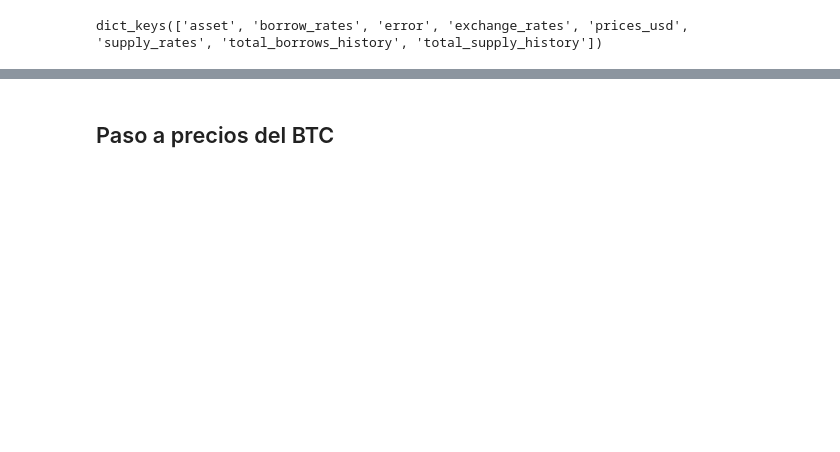
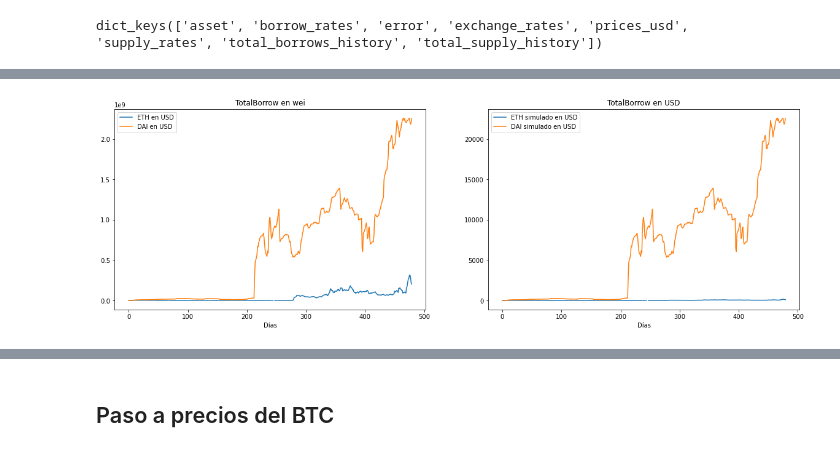
Before and after one commit to TruStartUp/tropyco-simulation, a Jupyter notebook: Modelo Hurricane/Simulación de Hurricane con los datos históricos de compound.ipynb, the cells around one changed output, grey strips where cells are left out. Drawn from its saved outputs; the diff is of its cells as text; code cells hidden in the pictures; blank space fills up the shorter version.

```diff
--- a/Modelo Hurricane/Simulación de Hurricane con los datos históricos de compound.ipynb
+++ b/Modelo Hurricane/Simulación de Hurricane con los datos históricos de compound.ipynb
@@ -708,0 +483,92 @@ plt.show()
+# %%
+if variosMercados == True:
+    TB = TB[:lenData]; TBD = TBD[:lenData]; TBU = TBU[:lenData]
+
+    TBN = []; TBDN = []; TBUN = []
+    TBmin = min(TB); TBDmin = min(TBD); TBUmin = min(TBU)
+
+    for value in range(lenData):
+        TBN.append((TB[value] - TBmin)*contractor*1/volM)
+        TBDN.append((TBD[value] - TBDmin)*contractor)
+        TBUN.append((TBU[value] - TBUmin)*contractor)
+
+    # Comparación en USD
+
+    # Valores reales tomados del API de Compound
+    TBP = []; TBDP = []; TBUP = []
+
+    for value in range(lenData):
+        TBP.append(TB[value]*PR[value])
+        TBDP.append(TBD[value]*PRD[value])
+        TBUP.append(TBU[value]*PRU[value])
+
+    # Valores simulados
+    TBNP = []; TBDNP = []; TBUNP = []
+
+    for value in range(lenData):
+        TBNP.append(TBN[value]*PR[value])
+        TBDNP.append(TBDN[value]*PRD[value])
+        TBUNP.append(TBUN[value]*PRU[value])
+
+    figsize(20,6)
+
+    plt.subplot(1,2,1)
+    plt.title("TotalBorrow en wei")
+    plt.plot(TBP,label = "ETH en USD")
+    plt.plot(TBDP,label = "DAI en USD")
+    plt.plot(TBUP,label = "USDT en USD")
+    plt.xlabel("Días")
+    plt.legend()
+
+    plt.subplot(1,2,2)
+    plt.title("TotalBorrow en USD")
+    plt.plot(TBNP,label = "ETH simulado en USD")
+    plt.plot(TBDNP,label = "DAI simulado en USD")
+    plt.plot(TBUNP,label = "USDT simulado en USD")
+    plt.xlabel("Días")
+    plt.legend()
+    plt.show()
+else:
+    TB = TB[:lenData]; TBD = TBD[:lenData]
+
+    TBN = []; TBDN = []
+    TBmin = min(TB); TBDmin = min(TBD)
+
+    for value in range(lenData):
+        TBN.append((TB[value] - TBmin)*contractor*1/volM)
+        TBDN.append((TBD[value] - TBDmin)*contractor)
+
+    # Comparación en USD
+
+    # Valores reales tomados del API de Compound
+    TBP = []; TBDP = []
+
+    for value in range(lenData):
+        TBP.append(TB[value]*PR[value])
+        TBDP.append(TBD[value]*PRD[value])
+
+    # Valores simulados
+    TBNP = []; TBDNP = []
+
+    for value in range(lenData):
+        TBNP.append(TBN[value]*PR[value])
+        TBDNP.append(TBDN[value]*PRD[value])
+
+    figsize(20,6)
+
+    plt.subplot(1,2,1)
+    plt.title("TotalBorrow en wei")
+    plt.plot(TBP,label = "ETH en USD")
+    plt.plot(TBDP,label = "DAI en USD")
+    plt.xlabel("Días")
+    plt.legend()
+
+    plt.subplot(1,2,2)
+    plt.title("TotalBorrow en USD")
+    plt.plot(TBNP,label = "ETH simulado en USD")
+    plt.plot(TBDNP,label = "DAI simulado en USD")
+    plt.xlabel("Días")
+    plt.legend()
+    plt.show()
+# %% [output]
+[figure, added]
```
Also changed, not shown: parts of 44 cells of this notebook, 1 other file.
